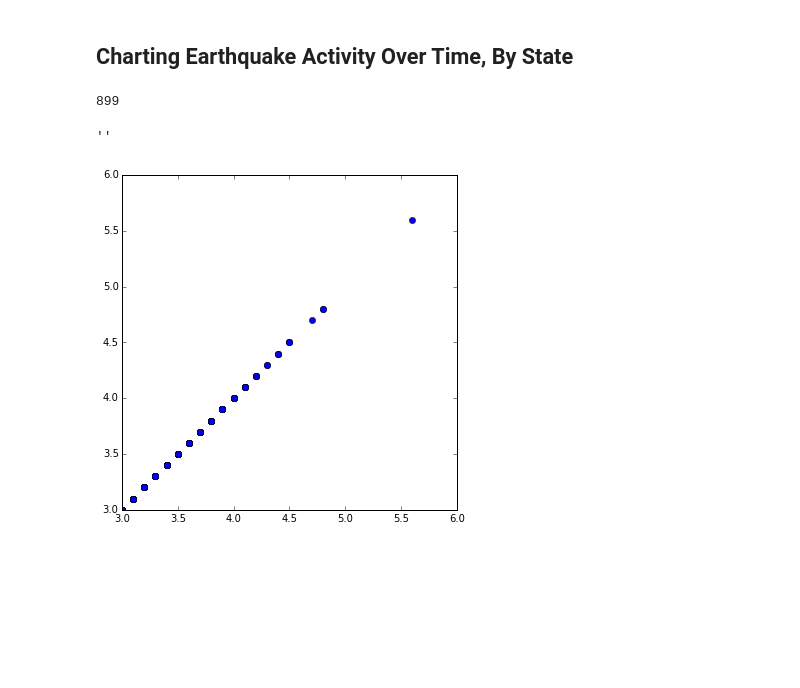
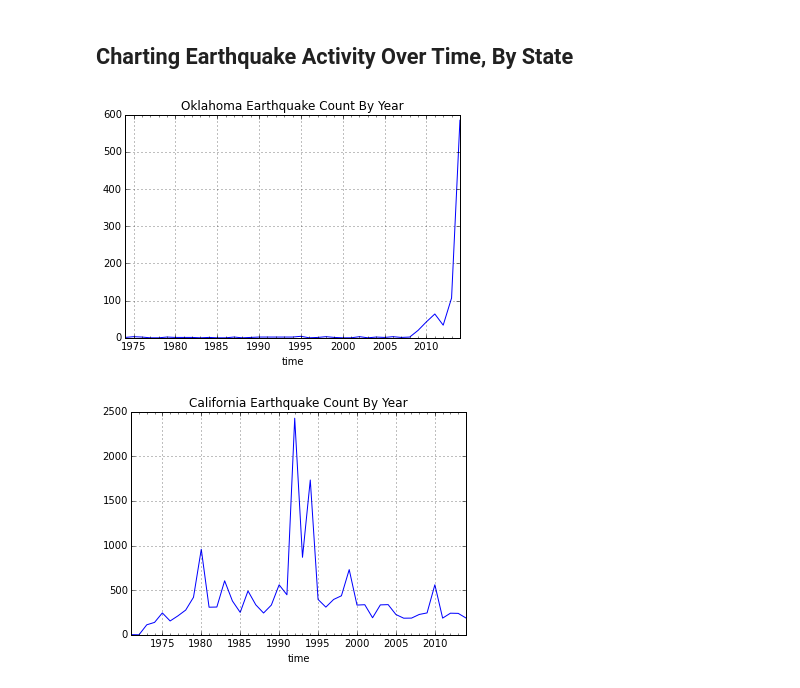
Before and after one commit to inkandswitch/livebook, a Jupyter notebook: sample-notebooks/quakes.ipynb, the cells around one changed output. Drawn from its saved outputs; the diff is of its cells as text; code cells hidden in the pictures; blank space fills up the shorter version.

Commit message:
full/original quake notebook

```diff
--- a/sample-notebooks/quakes.ipynb
+++ b/sample-notebooks/quakes.ipynb
@@ -15,0 +11,2 @@ len(quakes)
+# %%
+all_quakes = pd.DataFrame.from_csv("../data/earthquake_states.csv", index_col=None, parse_dates=["time", "updated"])
@@ -15,0 +15,2 @@ len(quakes)
+# %%
+us_quakes = all_quakes.dropna(subset=["state"])
@@ -16,14 +41,14 @@ len(quakes)
 # %% [markdown]
 ## Charting Earthquake Activity Over Time, By State
-# %%
-ok_quakes = quakes[quakes["state"] == "Oklahoma"]
-len(ok_quakes)
-# %% [output]
-899
-# %%
-plt.figure(figsize=(6, 6))
-plt.plot(ok_quakes.mag, ok_quakes.mag, "o")
-;
-# %% [output]
-''
-[figure, removed]
+# %%
+ax = us_quakes[us_quakes["state"] == "Oklahoma"].set_index("time")["id"].resample("A", how="count").plot()
+ax.set_title("Oklahoma Earthquake Count By Year")
+pass
+# %% [output]
+[figure, added]
+# %%
+ax = us_quakes[us_quakes["state"] == "California"].set_index("time")["id"].resample("A", how="count").plot()
+ax.set_title("California Earthquake Count By Year")
+pass
+# %% [output]
+[figure, added]
```
Also changed, not shown: parts of 21 cells of this notebook.
